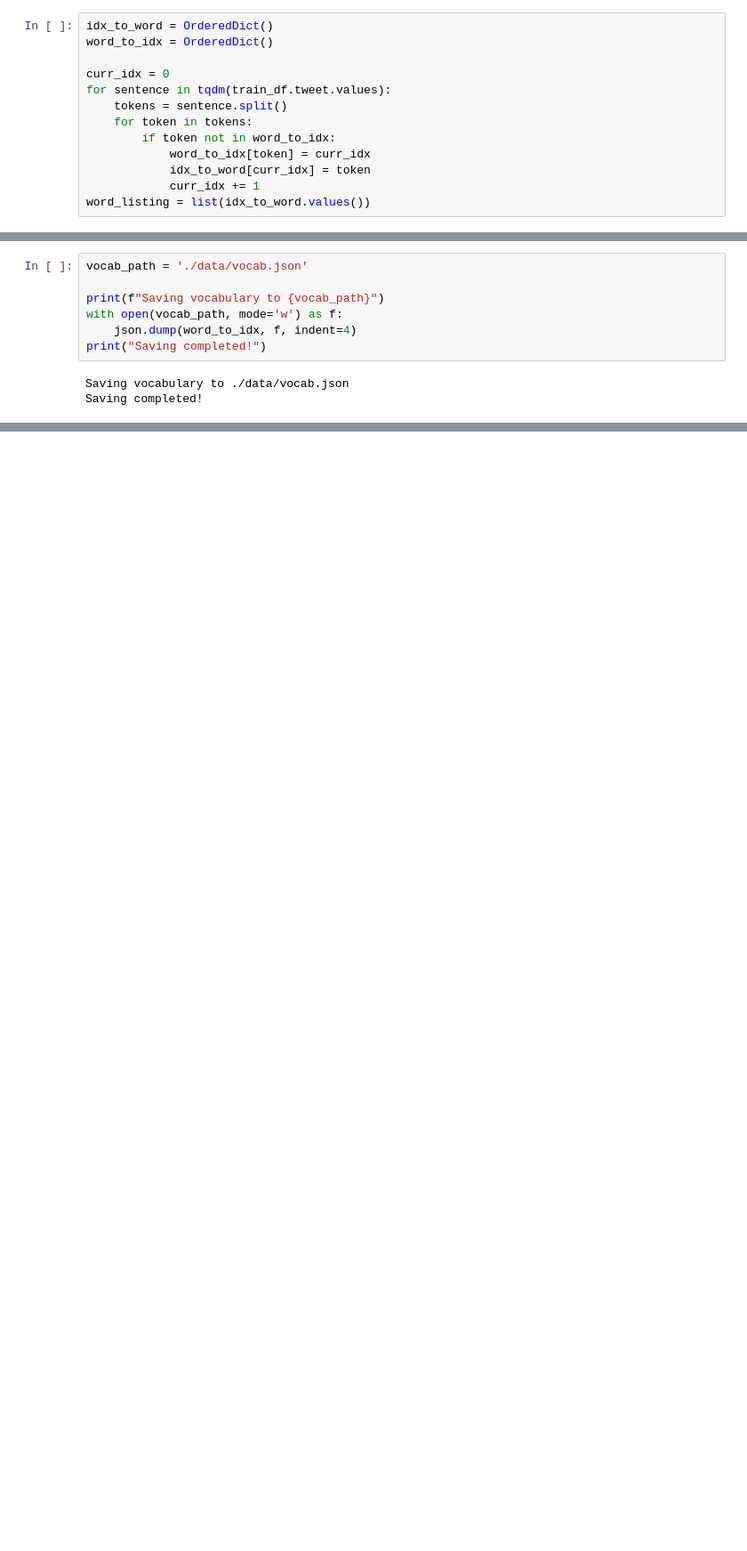
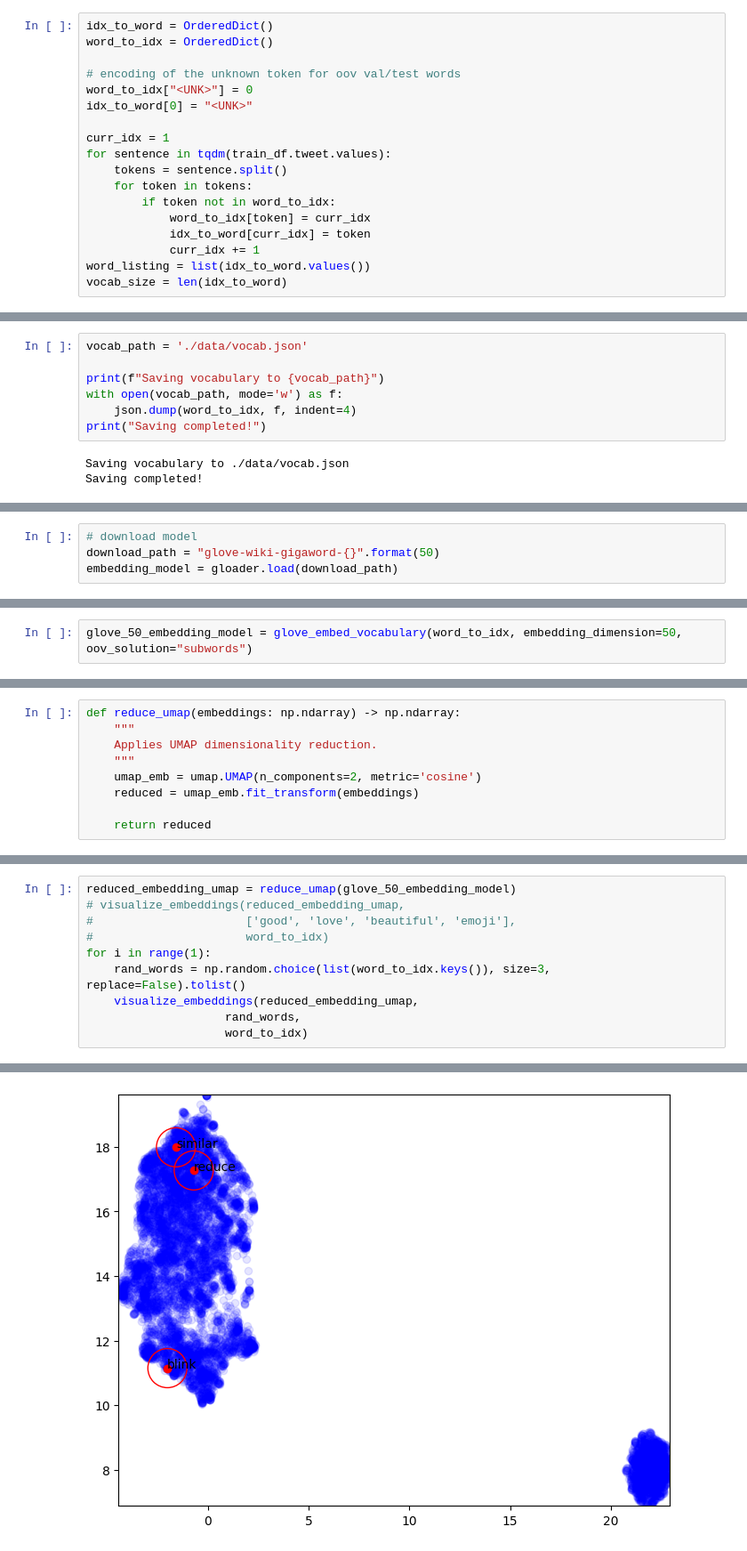
Before and after one commit to mattialodi0/progNLP, a Jupyter notebook: assignment-1/draft.ipynb, the cells around one changed output, grey strips where cells are left out. Shown at 89% size. Saved outputs shown, nothing was run; the diff lists cells and outputs as text; blank space fills up the shorter version.

```diff
--- a/assignment-1/draft.ipynb
+++ b/assignment-1/draft.ipynb
@@ -155,7 +199,11 @@ train_df.head()
 idx_to_word = OrderedDict()
 word_to_idx = OrderedDict()
 
-curr_idx = 0
+# encoding of the unknown token for oov val/test words
+word_to_idx["<UNK>"] = 0
+idx_to_word[0] = "<UNK>"
+
+curr_idx = 1
 for sentence in tqdm(train_df.tweet.values):
     tokens = sentence.split()
     for token in tokens:
@@ -164,4 +212,5 @@ for sentence in tqdm(train_df.tweet.values):
             idx_to_word[curr_idx] = token
             curr_idx += 1
 word_listing = list(idx_to_word.values())
+vocab_size = len(idx_to_word)
 # %% [markdown]
@@ -186,0 +327,4 @@ Saving completed!
+# %%
+# download model
+download_path = "glove-wiki-gigaword-{}".format(50)
+embedding_model = gloader.load(download_path)
@@ -186,0 +405,2 @@ Saving completed!
+# %%
+glove_50_embedding_model = glove_embed_vocabulary(word_to_idx, embedding_dimension=50, oov_solution="subwords")
@@ -186,0 +414,9 @@ Saving completed!
+# %%
+def reduce_umap(embeddings: np.ndarray) -> np.ndarray:
+    """
+    Applies UMAP dimensionality reduction.
+    """
+    umap_emb = umap.UMAP(n_components=2, metric='cosine')
+    reduced = umap_emb.fit_transform(embeddings)
+
+    return reduced
@@ -186,0 +466,11 @@ Saving completed!
+# %%
+reduced_embedding_umap = reduce_umap(glove_50_embedding_model)
+# visualize_embeddings(reduced_embedding_umap,
+#                      ['good', 'love', 'beautiful', 'emoji'],
+#                      word_to_idx)
+for i in range(1):
+    rand_words = np.random.choice(list(word_to_idx.keys()), size=3, replace=False).tolist()
+    visualize_embeddings(reduced_embedding_umap,
+                    rand_words,
+                    word_to_idx)
+# %% [output]
@@ -186,0 +478 @@ Saving completed!
+[figure, added]
```
Also changed, not shown: parts of 19 cells of this notebook, 2 other files.
